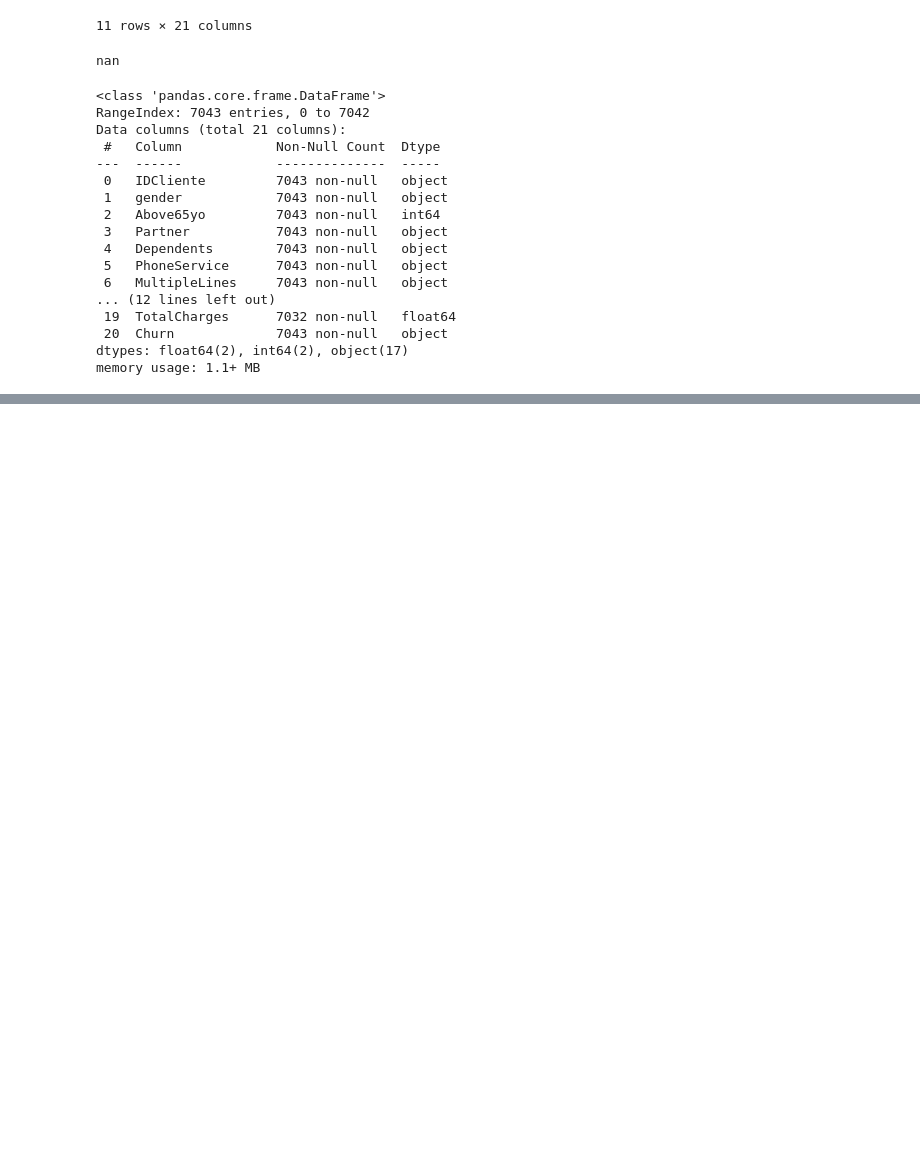
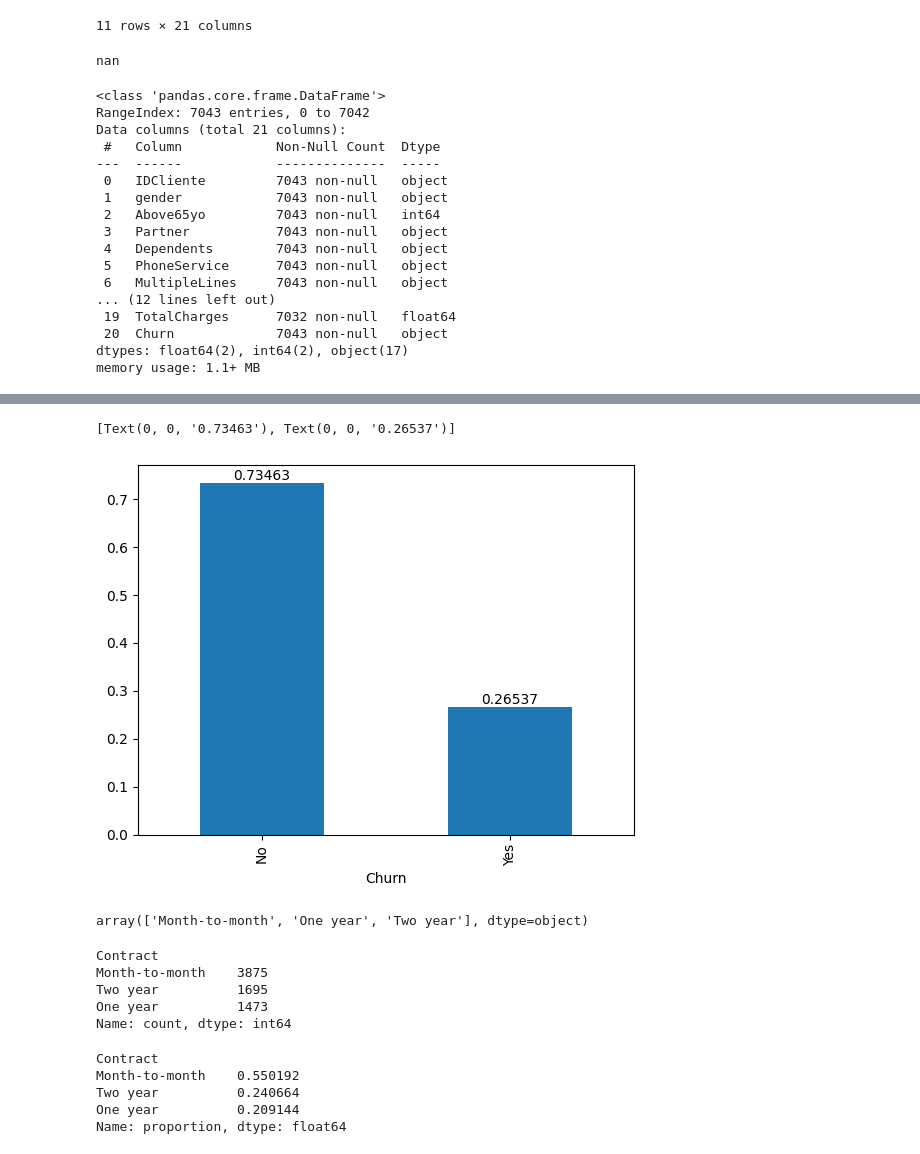
Before and after one commit to angelomedeiros/formacao-ia-analise-exploratoria-de-dados-com-panda, a Jupyter notebook: eda_churn.ipynb, the cells around one changed output, grey strips where cells are left out. Saved outputs shown, nothing was run; the diff lists cells and outputs as text; code cells hidden in the pictures; blank space fills up the shorter version.

```diff
--- a/eda_churn.ipynb
+++ b/eda_churn.ipynb
@@ -543,0 +579,31 @@ memory usage: 1.1+ MB
+# %%
+# Plotar gráfico da distribuição de clientes que abandonaram a empresa ou continuam ativos em termos percentuais
+ax = df_churn['Churn'].value_counts(normalize=True).plot.bar()
+
+ax.bar_label(ax.containers[0])
+# %% [output]
+[Text(0, 0, '0.73463'), Text(0, 0, '0.26537')]
+[figure, added]
+# %%
+# Quais são os tipos de contrato existentes
+df_churn['Contract'].unique()
+# %% [output]
+array(['Month-to-month', 'One year', 'Two year'], dtype=object)
+# %%
+# Quantos clientes existem por tipo de contrato
+df_churn['Contract'].value_counts()
+# %% [output]
+Contract
+Month-to-month    3875
+Two year          1695
+One year          1473
+Name: count, dtype: int64
+# %%
+# Quantos clientes existem por tipo de contrato em termos percentuais
+df_churn['Contract'].value_counts(normalize=True)
+# %% [output]
+Contract
+Month-to-month    0.550192
+Two year          0.240664
+One year          0.209144
+Name: proportion, dtype: float64
```
Also changed, not shown: parts of 8 cells of this notebook.
